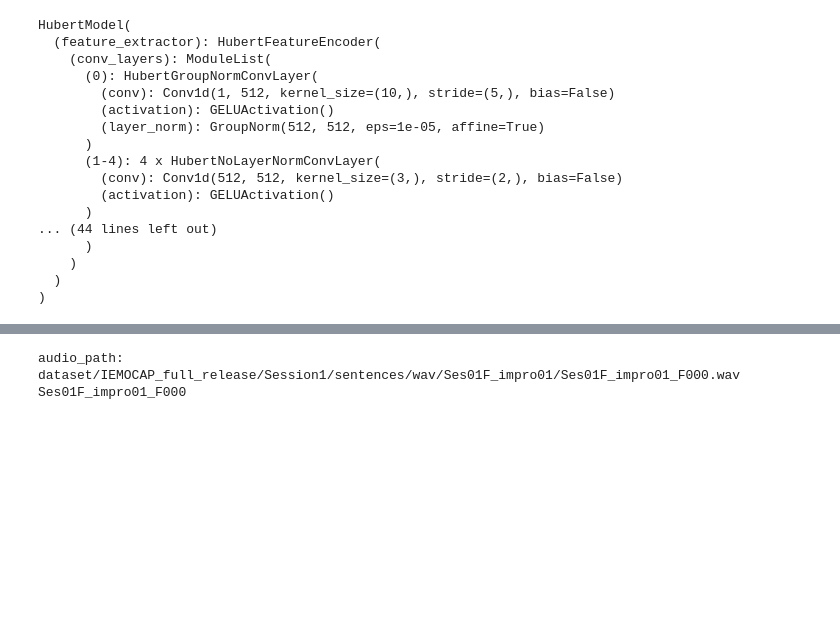
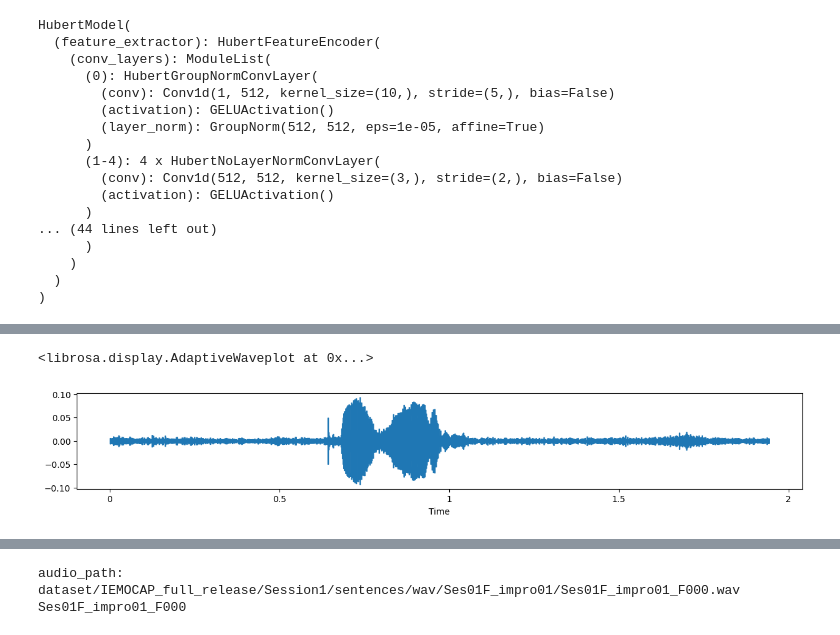
Before and after one commit to TomaAllary/IFT-6759-Advanced-ML-Project, a Jupyter notebook: Code/data_preprocess/dataset_iemocap_2_preprocess.ipynb, the cells around one changed output, grey strips where cells are left out. Saved outputs shown, nothing was run; the diff lists cells and outputs as text; code cells hidden in the pictures; blank space fills up the shorter version.

Commit message:
add context for data, add other audio features, change to save data file as .pkl

```diff
--- a/Code/data_preprocess/dataset_iemocap_2_preprocess.ipynb
+++ b/Code/data_preprocess/dataset_iemocap_2_preprocess.ipynb
@@ -97,0 +121,23 @@ def load_preprocessed_data(csv_dir):
+# %%
+# test MFCC,Spectrogram,RMS on single file
+import librosa
+from IPython.display import Audio
+import os
+
+audio_path = '../../dataset/IEMOCAP_full_release/Session1/Sentences/wav/Ses01F_impro01/Ses01F_impro01_F000.wav'
+
+# Load an audio file as a floating point time series.
+# Audio will be automatically resampled to the given rate (default sr=22050 )
+y, sr = librosa.load(audio_path, sr=44100)
+y, sr
+
+Audio(y, rate=44100)
+
+if os.path.exists(audio_path):
+    print("audio_path:",audio_path)
+    mfcc_features = extract_mfcc_features(audio_path)
+    mel_spectrogram = extract_mel_spectrogram(audio_path)
+    rms = extract_rms(audio_path)
+    print("mfcc_features",mfcc_features)
+    print("mel_spectrogram",mel_spectrogram)
+    print("rms",rms)
@@ -97,0 +162,7 @@ def load_preprocessed_data(csv_dir):
+# %%
+import matplotlib.pyplot as plt
+plt.figure(figsize=(15,2))
+librosa.display.waveshow(y,sr=sr, max_points=1000)
+# %% [output]
+<librosa.display.AdaptiveWaveplot at 0x...>
+[figure, added]
```
Also changed, not shown: parts of 12 cells of this notebook, 1 other file.
